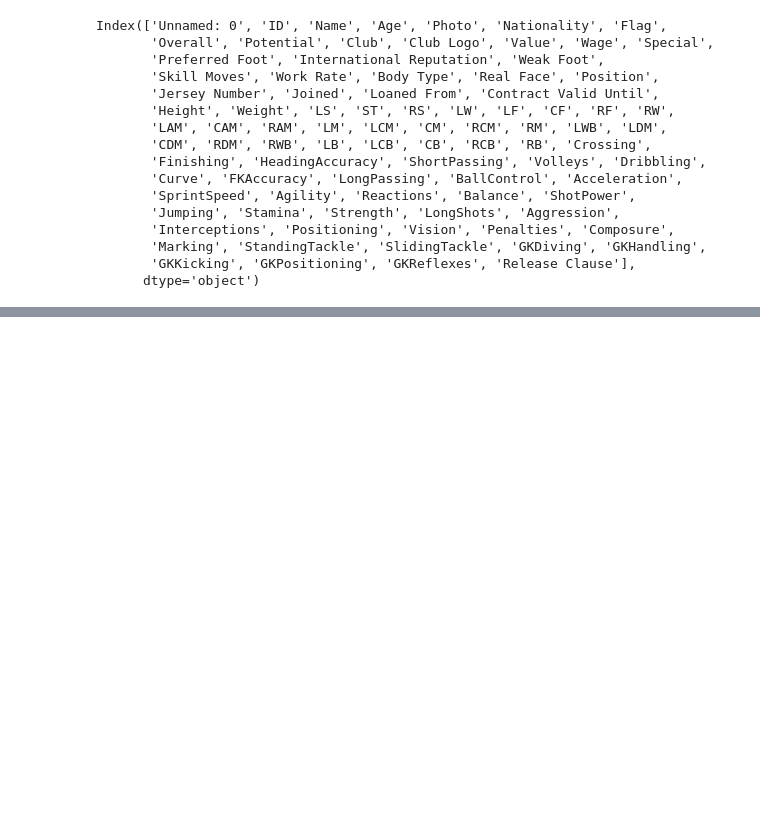
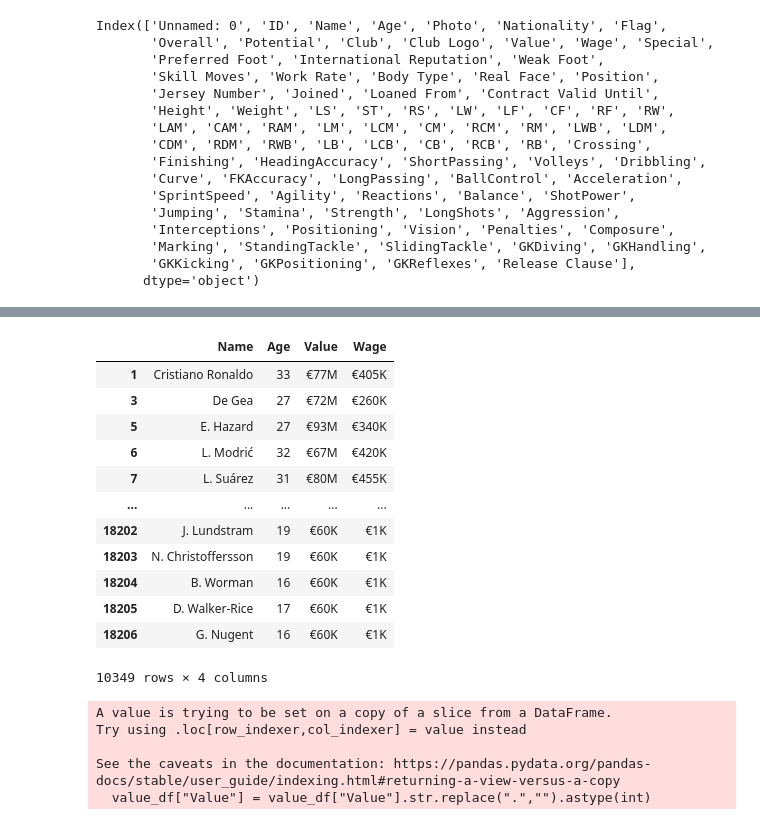
Before and after one commit to TR-1000/Machine-Learning-and-Data-Science, a Jupyter notebook: fifa_19/soccer.ipynb, the cells around one changed output, grey strips where cells are left out. Saved outputs shown, nothing was run; the diff lists cells and outputs as text; code cells hidden in the pictures; blank space fills up the shorter version.

```diff
--- a/fifa_19/soccer.ipynb
+++ b/fifa_19/soccer.ipynb
@@ -104,0 +107,16 @@ df[["Name","Age","Value"]]
+# %%
+value_df[value_df["Value"] > value_df["Wage"]]
+# %% [output]
+|  | Name | Age | Value | Wage |
+| 1 | Cristiano Ronaldo | 33 | €77M | €405K |
+| 3 | De Gea | 27 | €72M | €260K |
+| 5 | E. Hazard | 27 | €93M | €340K |
+| 6 | L. Modrić | 32 | €67M | €420K |
+| 7 | L. Suárez | 31 | €80M | €455K |
+| ... | ... | ... | ... | ... |
+| 18202 | J. Lundstram | 19 | €60K | €1K |
+| 18203 | N. Christoffersson | 19 | €60K | €1K |
+| 18204 | B. Worman | 16 | €60K | €1K |
+| 18205 | D. Walker-Rice | 17 | €60K | €1K |
+| 18206 | G. Nugent | 16 | €60K | €1K |
+10349 rows × 4 columns
@@ -104,0 +126,8 @@ df[["Name","Age","Value"]]
+# %%
+value_df["Value"] = value_df["Value"]
+# %% [output]
+A value is trying to be set on a copy of a slice from a DataFrame.
+Try using .loc[row_indexer,col_indexer] = value instead
+
+See the caveats in the documentation: https://pandas.pydata.org/pandas-docs/stable/user_guide/indexing.html#returning-a-view-versus-a-copy
+  value_df["Value"] = value_df["Value"].str.replace(".","").astype(int)
```
Also changed, not shown: parts of 4 cells of this notebook.
